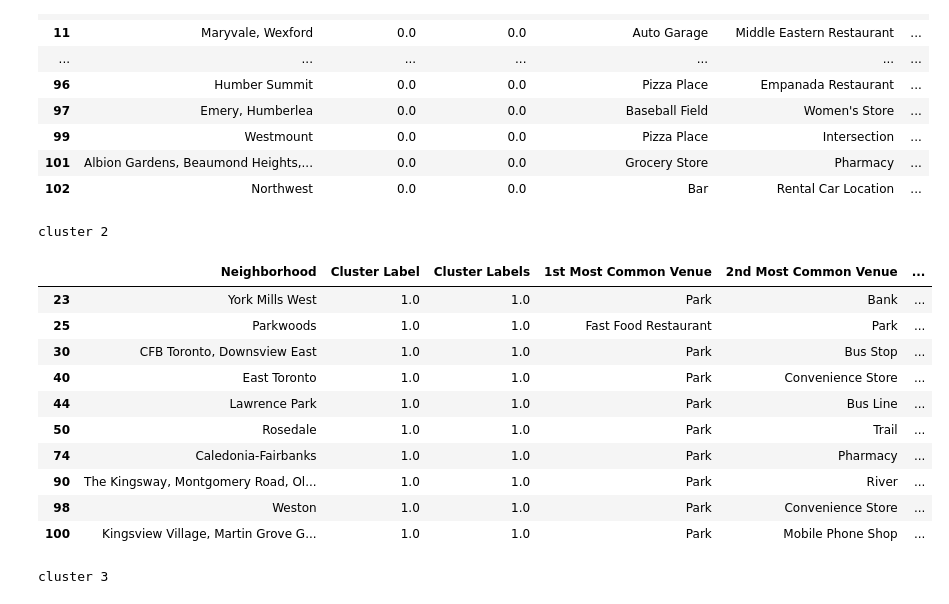
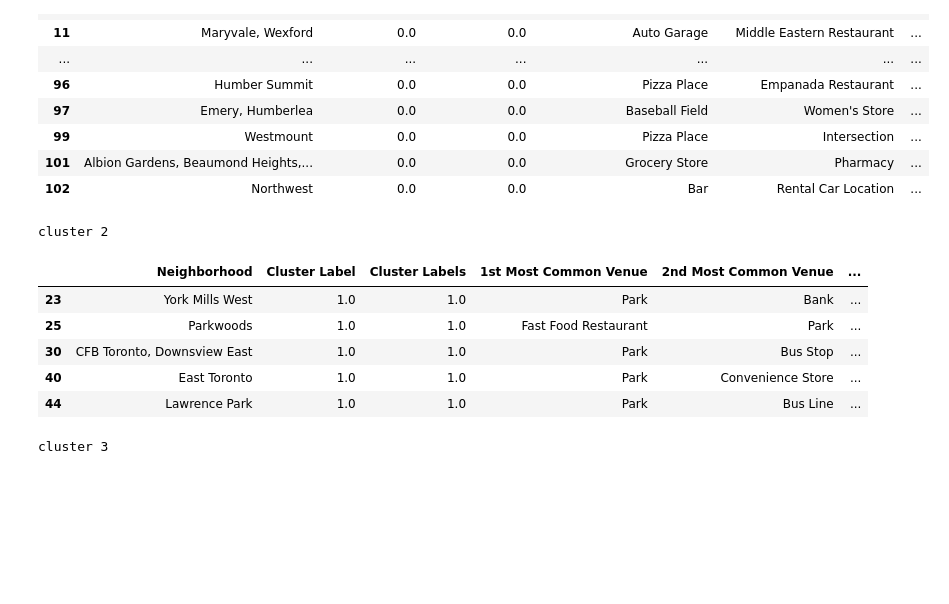
Before and after one commit to cjrnh/github-example, a Jupyter notebook: Segmenting and Clustering Neighborhoods in Toronto copy 1.ipynb, the cells around one changed output. Saved outputs shown, nothing was run; the diff lists cells and outputs as text; code cells hidden in the pictures; blank space fills up the shorter version.

```diff
--- a/Segmenting and Clustering Neighborhoods in Toronto copy 1.ipynb
+++ b/Segmenting and Clustering Neighborhoods in Toronto copy 1.ipynb
@@ -159,11 +172,2 @@ The dataframe has 11 boroughs and 103 neighborhoods.
 # %% [markdown]
 ## Define Foursquare Credentials and Version
-# %%
-# @hide id and code
-CLIENT_ID = '2HKQTYI3HN4P5FTMKW2NC2M2TJICTZ1UEG43KZ0U2QFZJI5A' # your Foursquare ID
-CLIENT_SECRET = 'WNVV2OO5M1VAXE1QYD12N5JCHJV3PGSW212FCOCEILOGTCZT' # your Foursquare Secret
-VERSION = '20180605' # Foursquare API version
-
-print('Your credentails:')
-print('CLIENT_ID: ' + CLIENT_ID)
-print('CLIENT_SECRET:' + CLIENT_SECRET)
@@ -506,20 +500,15 @@ toronto_merged.loc[toronto_merged['Cluster Labels'] == 0, toronto_merged.columns
 | 102 | Northwest | 0.0 | 0.0 | Bar | Rental Car Location | ... |
 # %%
 print('cluster 2')
-toronto_merged.loc[toronto_merged['Cluster Labels'] == 1, toronto_merged.columns[[1] + list(range(5, toronto_merged.shape[1]))]]
+toronto_merged.loc[toronto_merged['Cluster Labels'] == 1, toronto_merged.columns[[1] + list(range(5, toronto_merged.shape[1]))]].head()
 # %% [output]
 cluster 2
 |  | Neighborhood | Cluster Label | Cluster Labels | 1st Most Common Venue | 2nd Most Common Venue | ... |
 | 23 | York Mills West | 1.0 | 1.0 | Park | Bank | ... |
 | 25 | Parkwoods | 1.0 | 1.0 | Fast Food Restaurant | Park | ... |
 | 30 | CFB Toronto, Downsview East | 1.0 | 1.0 | Park | Bus Stop | ... |
 | 40 | East Toronto | 1.0 | 1.0 | Park | Convenience Store | ... |
 | 44 | Lawrence Park | 1.0 | 1.0 | Park | Bus Line | ... |
-| 50 | Rosedale | 1.0 | 1.0 | Park | Trail | ... |
-| 74 | Caledonia-Fairbanks | 1.0 | 1.0 | Park | Pharmacy | ... |
-| 90 | The Kingsway, Montgomery Road, Ol... | 1.0 | 1.0 | Park | River | ... |
-| 98 | Weston | 1.0 | 1.0 | Park | Convenience Store | ... |
-| 100 | Kingsview Village, Martin Grove G... | 1.0 | 1.0 | Park | Mobile Phone Shop | ... |
 # %%
 print('cluster 3')
 toronto_merged.loc[toronto_merged['Cluster Labels'] == 2, toronto_merged.columns[[1] + list(range(5, toronto_merged.shape[1]))]]
```
Also changed, not shown: parts of 8 cells of this notebook.
